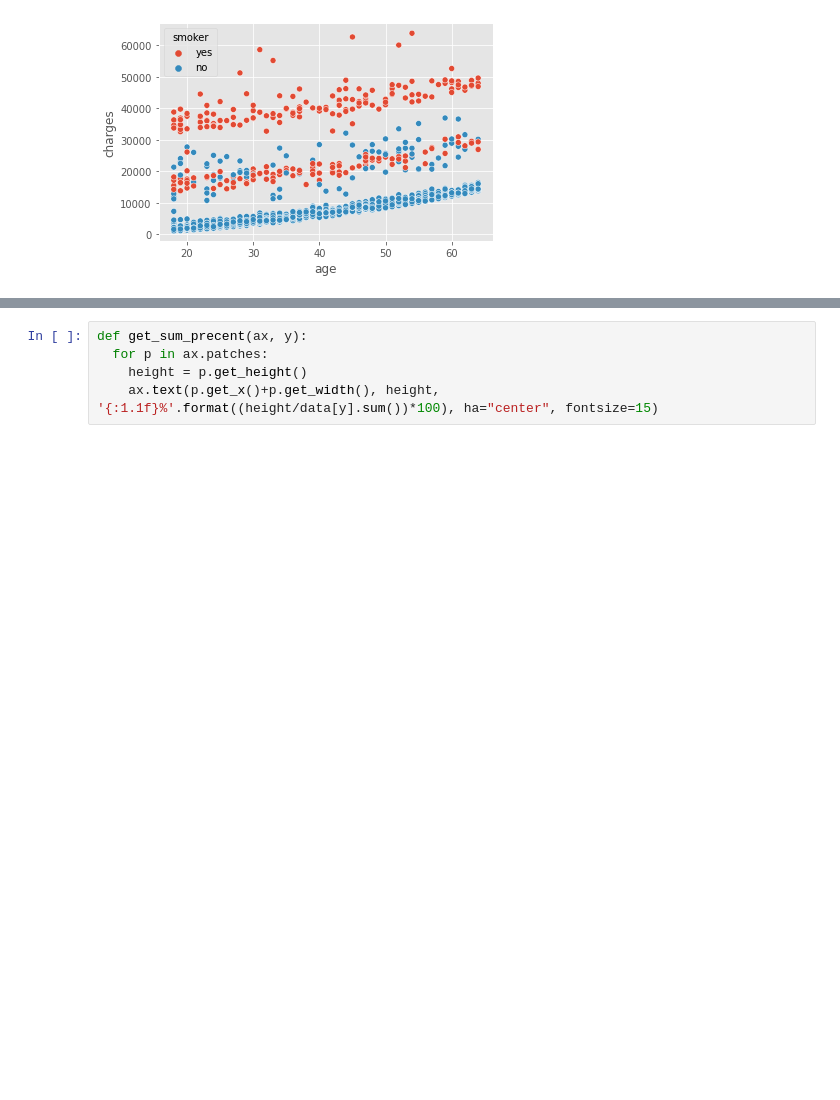
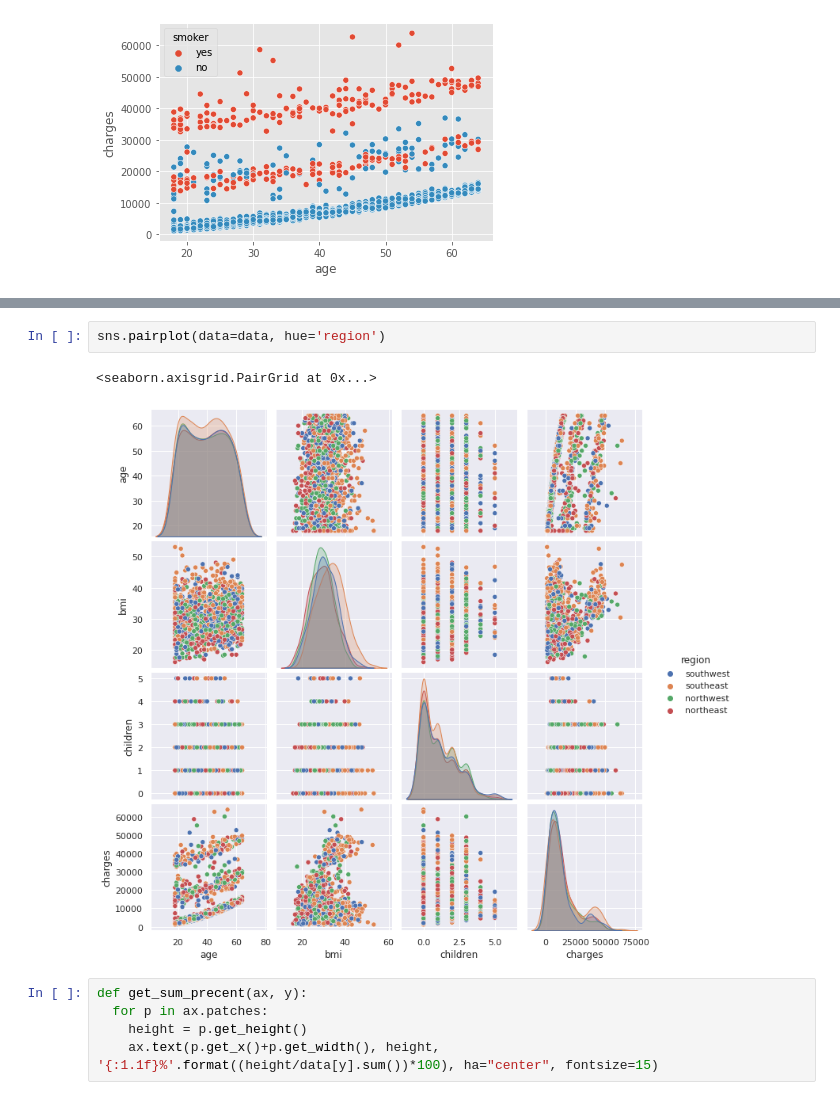
Before and after one commit to Anni-Ritter/Analysis_Dataset, a Jupyter notebook: Analysis.ipynb, the cells around one changed output, grey strips where cells are left out. Cells and saved outputs as stored; diff of their text form; blank space fills up the shorter version.

```diff
--- a/Analysis.ipynb
+++ b/Analysis.ipynb
@@ -219,3 +229,8 @@ sns.scatterplot(x='age', y='charges', hue="smoker", data=data)
+# %%
+sns.pairplot(data=data, hue='region')
+# %% [output]
+<seaborn.axisgrid.PairGrid at 0x...>
+[figure, added]
 # %%
 def get_sum_precent(ax, y):
   for p in ax.patches:
```
Also changed, not shown: parts of 3 cells of this notebook.
